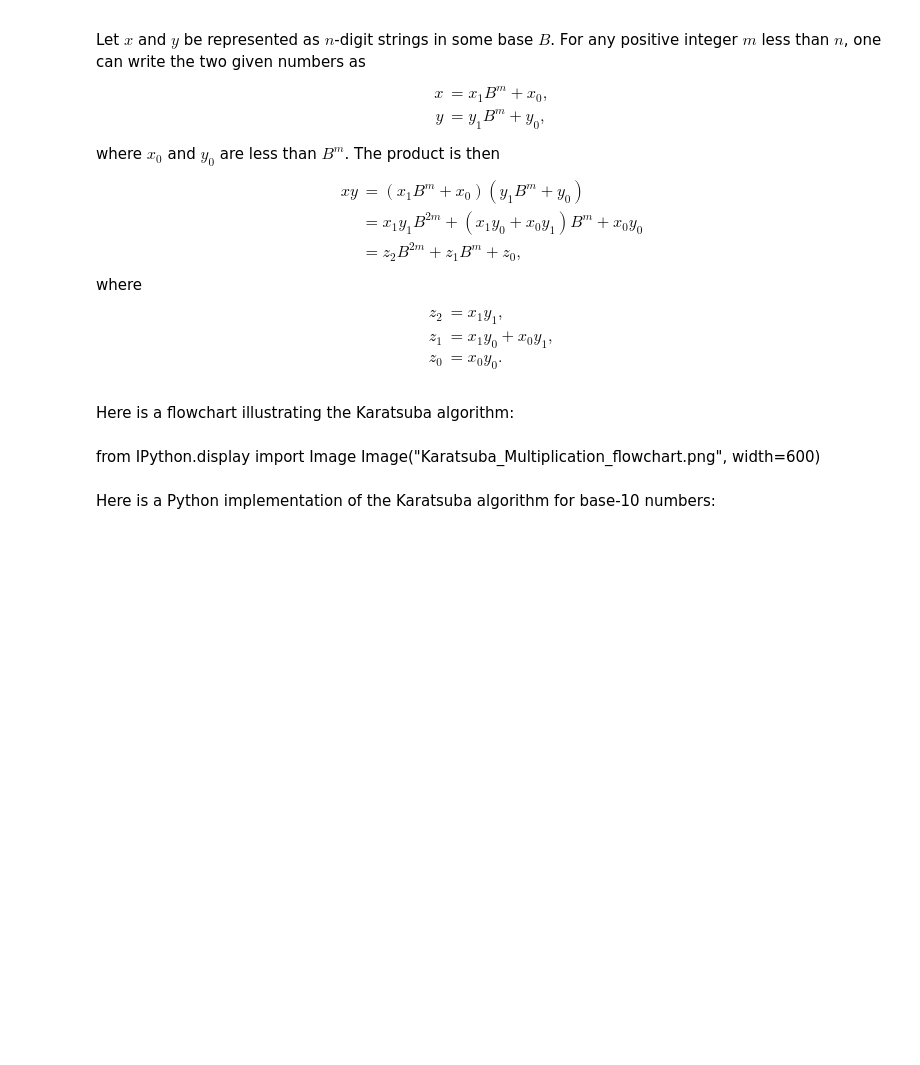
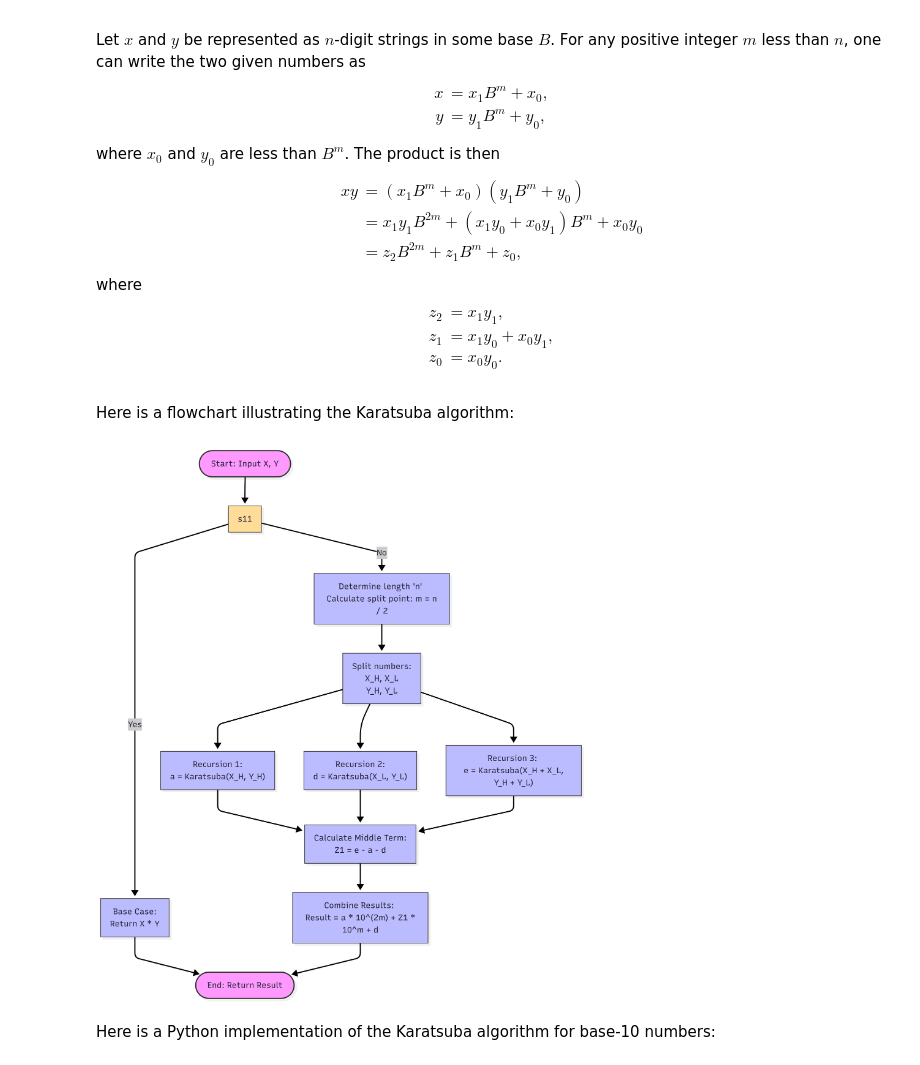
Before and after one commit to AKozdr03/Karatsuba_Multiplication, a Jupyter notebook: Karatsuba_Multiplication.ipynb, the cells around one changed output. Cells and saved outputs as stored; diff of their text form; code cells hidden in the pictures; blank space fills up the shorter version.

```diff
--- a/Karatsuba_Multiplication.ipynb
+++ b/Karatsuba_Multiplication.ipynb
@@ -34,9 +34,11 @@ where
 \end{align*}
 # %% [markdown]
 Here is a flowchart illustrating the Karatsuba algorithm:
-# %% [markdown]
-from IPython.display import Image
-Image("Karatsuba_Multiplication_flowchart.png", width=600)
+# %%
+from IPython.display import Image
+Image("images/Karatsuba_Multiplication_flowchart.png", width=600)
+# %% [output]
+[figure, added]
 # %% [markdown]
 Here is a Python implementation of the Karatsuba algorithm for base-10 numbers:
 # %%
```
Also changed, not shown: parts of 6 cells of this notebook, 16 other files.
